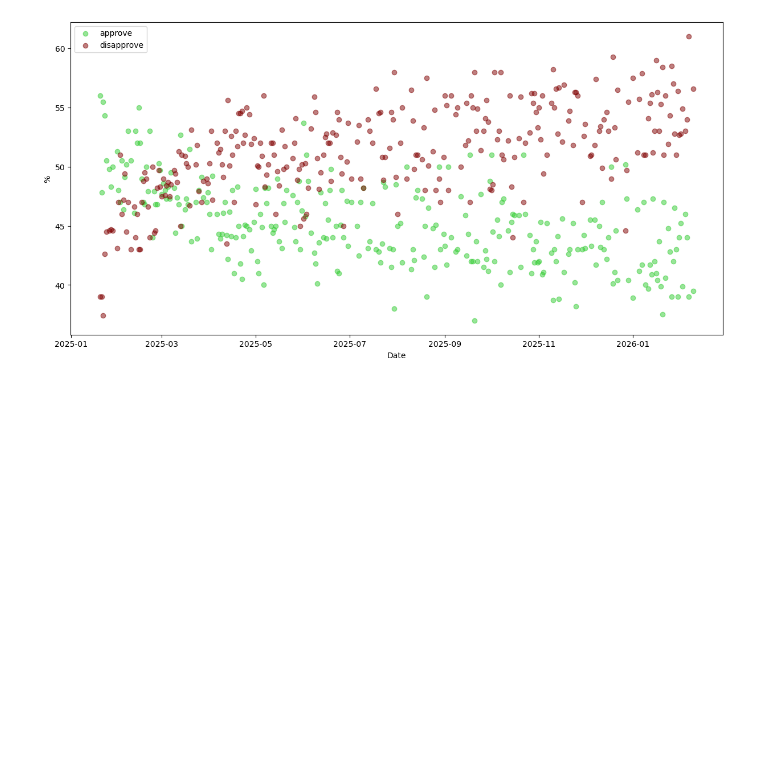
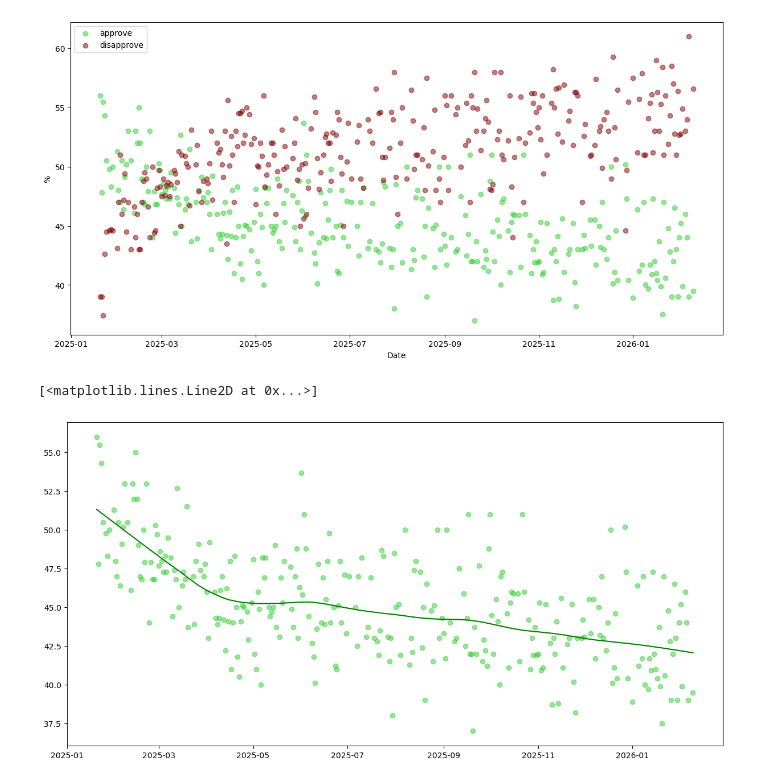
Before and after one commit to AriqRashid/election-signals, a Jupyter notebook: approval_dev.ipynb, the cells around one changed output. Saved outputs shown, nothing was run; the diff lists cells and outputs as text; code cells hidden in the pictures; blank space fills up the shorter version.

```diff
--- a/approval_dev.ipynb
+++ b/approval_dev.ipynb
@@ -172,3 +170,14 @@ ax.legend()
 # %% [output]
 <matplotlib.legend.Legend at 0x...>
 [figure]
+# %%
+lowess = sm.nonparametric.lowess
+yes = lowess(result['yes'], result['end_date'], is_sorted=True, xvals=result['end_date'], frac=0.3, it=1)
+no = lowess(result['no'], result['end_date'], is_sorted=True, xvals=result['end_date'], frac=0.2, it=1)
+# %%
+fig, ax = plt.subplots(figsize=(12,6), layout='constrained')
+ax.scatter(result['end_date'], result['yes'], label='approve', c='limegreen', alpha =0.5)
+ax.plot(result['end_date'], yes, c='green')
+# %% [output]
+[<matplotlib.lines.Line2D at 0x...>]
+[figure, added]
```
Also changed, not shown: parts of 2 cells of this notebook.
